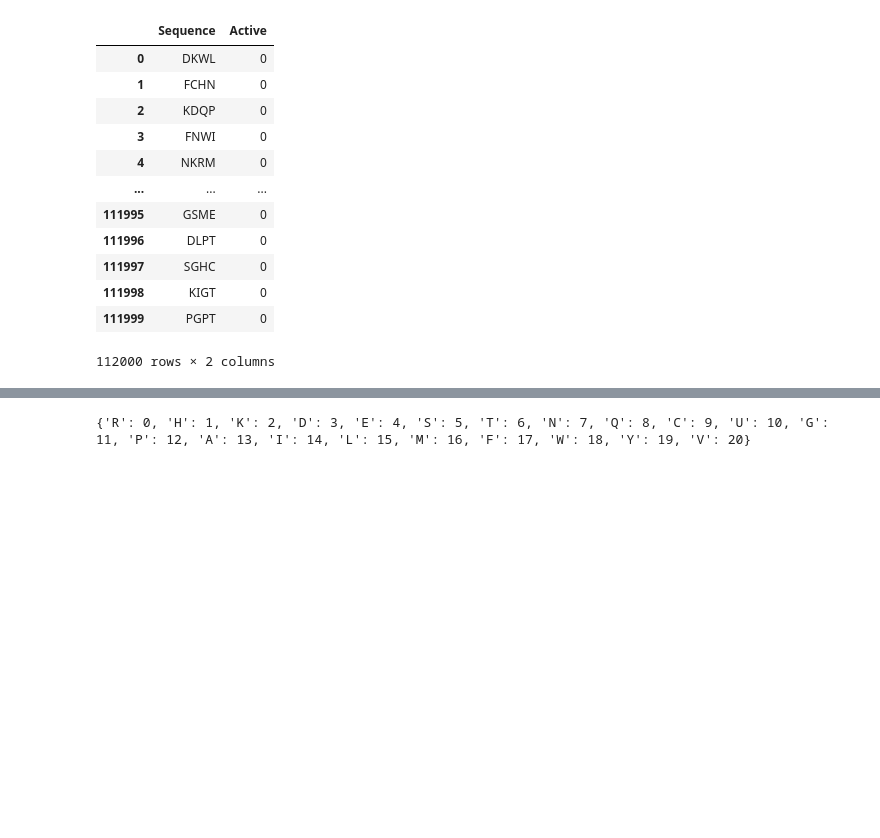
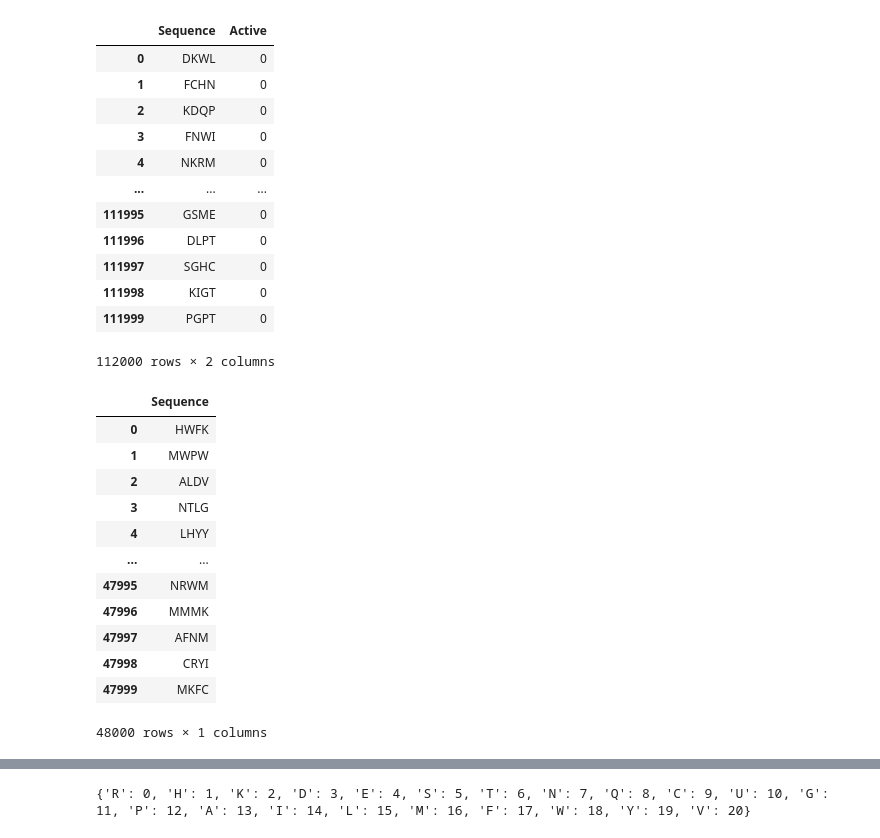
Before and after one commit to friti/ML-Intro-course, a Jupyter notebook: task3/task3_fe_nn.ipynb, the cells around one changed output, grey strips where cells are left out. Cells and saved outputs as stored; diff of their text form; code cells hidden in the pictures; blank space fills up the shorter version.

```diff
--- a/task3/task3_fe_nn.ipynb
+++ b/task3/task3_fe_nn.ipynb
@@ -51,3 +56,19 @@ train_df
 | 111998 | KIGT | 0 |
 | 111999 | PGPT | 0 |
 112000 rows × 2 columns
+# %%
+test_df
+# %% [output]
+|  | Sequence |
+| 0 | HWFK |
+| 1 | MWPW |
+| 2 | ALDV |
+| 3 | NTLG |
+| 4 | LHYY |
+| ... | ... |
+| 47995 | NRWM |
+| 47996 | MMMK |
+| 47997 | AFNM |
+| 47998 | CRYI |
+| 47999 | MKFC |
+48000 rows × 1 columns
```
Also changed, not shown: parts of 16 cells of this notebook.
